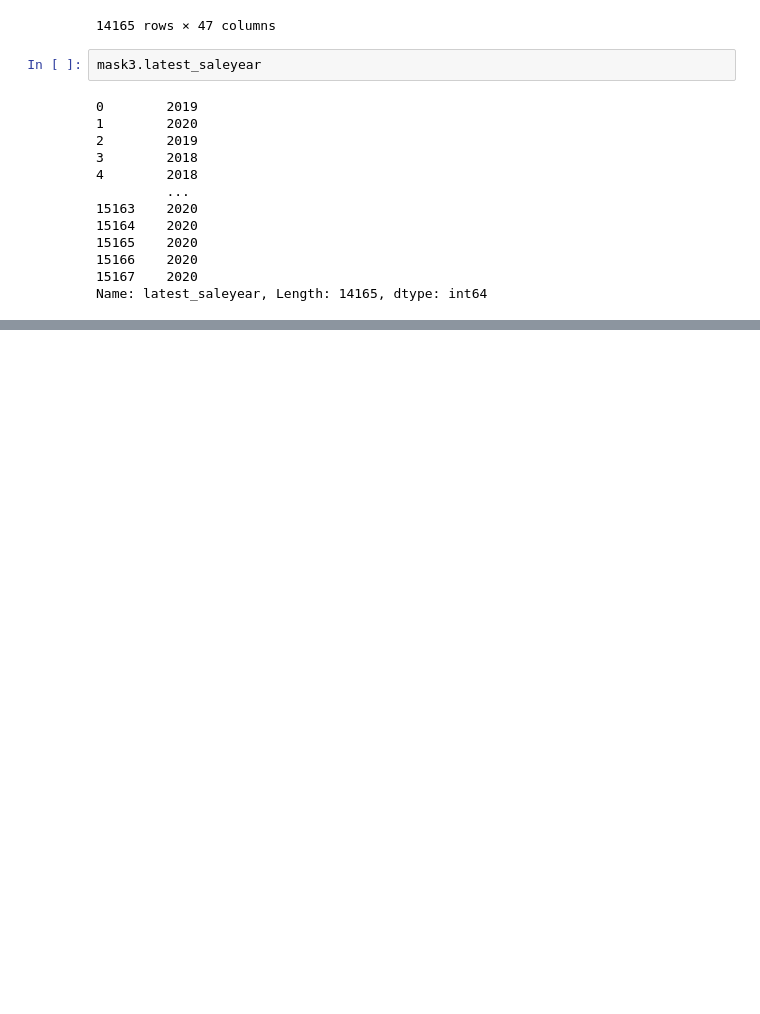
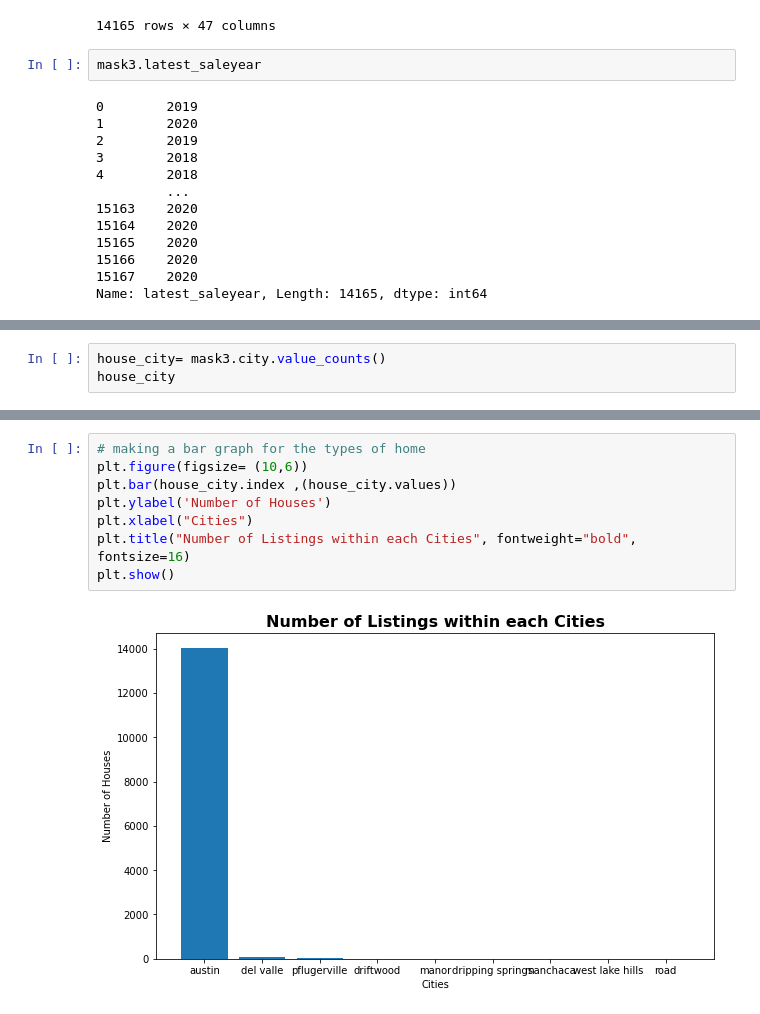
Before and after one commit to jonarnold3065/SMU_Project-1, a Jupyter notebook: Thi_work/project_thi.ipynb, the cells around one changed output, grey strips where cells are left out. Cells and saved outputs as stored; diff of their text form; blank space fills up the shorter version.

```diff
--- a/Thi_work/project_thi.ipynb
+++ b/Thi_work/project_thi.ipynb
@@ -454,0 +203,3 @@ plt.show()
+# %%
+house_city= mask3.city.value_counts()
+house_city
@@ -454,0 +217,10 @@ plt.show()
+# %%
+# making a bar graph for the types of home
+plt.figure(figsize= (10,6))
+plt.bar(house_city.index ,(house_city.values))
+plt.ylabel('Number of Houses')
+plt.xlabel("Cities")
+plt.title("Number of Listings within each Cities", fontweight="bold", fontsize=16)
+plt.show()
+# %% [output]
+[figure, added]
```
Also changed, not shown: parts of 70 cells of this notebook, 4 other files.
